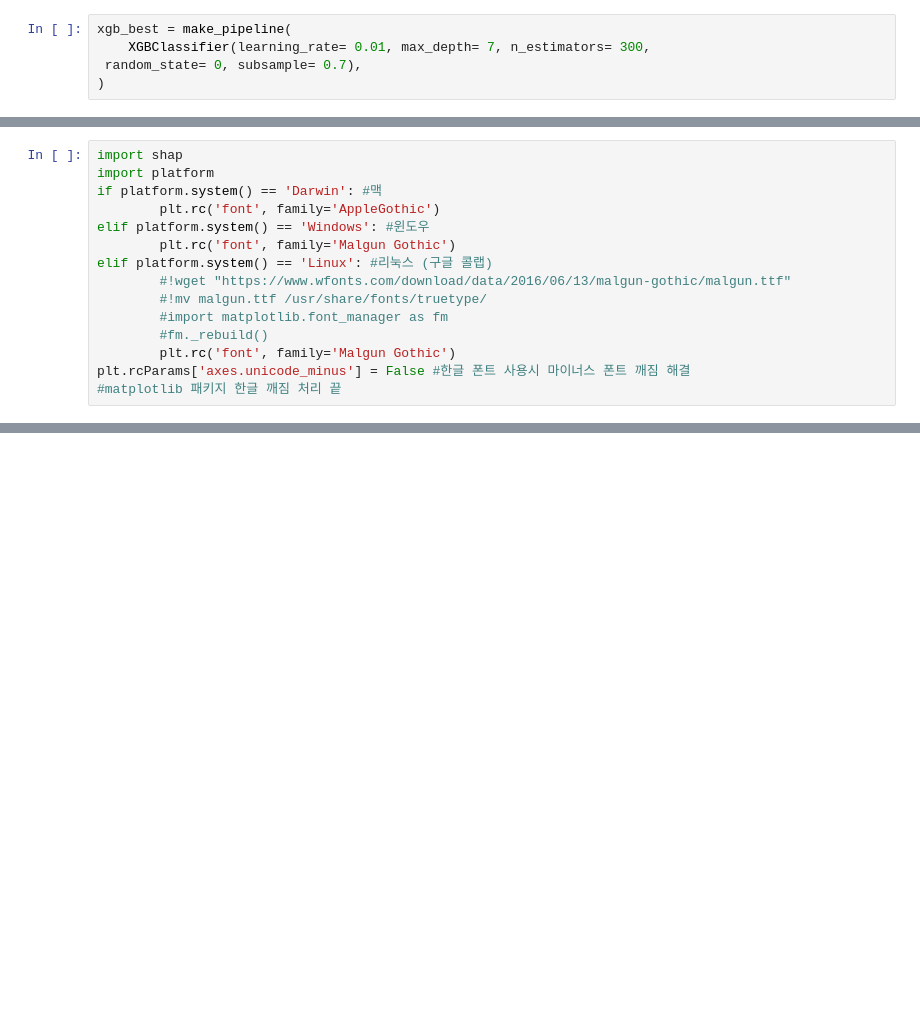
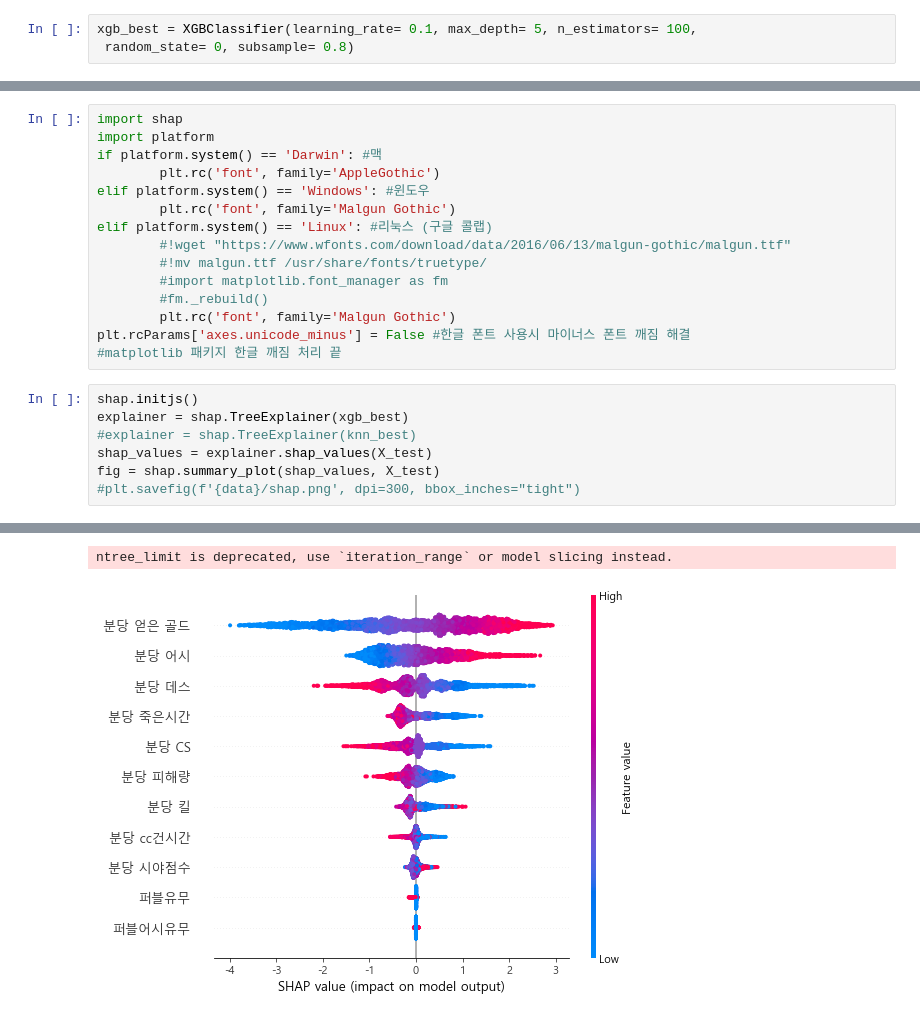
Before and after one commit to league-of-legends-data-analysis/lol-analysis, a Jupyter notebook: 탑만 모델돌리기.ipynb, the cells around one changed output, grey strips where cells are left out. Drawn from its saved outputs; the diff is of its cells as text; blank space fills up the shorter version.

```diff
--- a/탑만 모델돌리기.ipynb
+++ b/탑만 모델돌리기.ipynb
@@ -453,7 +496,5 @@ from lightgbm import LGBMClassifier
 # %%
 from sklearn.ensemble import VotingClassifier
 # %%
-xgb_best = make_pipeline(
-    XGBClassifier(learning_rate= 0.01, max_depth= 7, n_estimators= 300,
- random_state= 0, subsample= 0.7),
-)
+xgb_best = XGBClassifier(learning_rate= 0.1, max_depth= 5, n_estimators= 100,
+ random_state= 0, subsample= 0.8)
@@ -877,3 +907,11 @@ elif platform.system() == 'Linux': #리눅스 (구글 콜랩)
         plt.rc('font', family='Malgun Gothic')
 plt.rcParams['axes.unicode_minus'] = False #한글 폰트 사용시 마이너스 폰트 깨짐 해결
 #matplotlib 패키지 한글 깨짐 처리 끝
+# %%
+shap.initjs()
+explainer = shap.TreeExplainer(xgb_best)
+#explainer = shap.TreeExplainer(knn_best)
+shap_values = explainer.shap_values(X_test)
+fig = shap.summary_plot(shap_values, X_test)
+#plt.savefig(f'{data}/shap.png', dpi=300, bbox_inches="tight")
+# %% [output]
@@ -880,3 +919,5 @@ plt.rcParams['axes.unicode_minus'] = False #한글 폰트 사용시 마이너스
+ntree_limit is deprecated, use `iteration_range` or model slicing instead.
+[figure, added]
 # %%
 shap.initjs()
 explainer = shap.TreeExplainer(lgbm_best)
```
Also changed, not shown: parts of 26 cells of this notebook, 1 other file.
